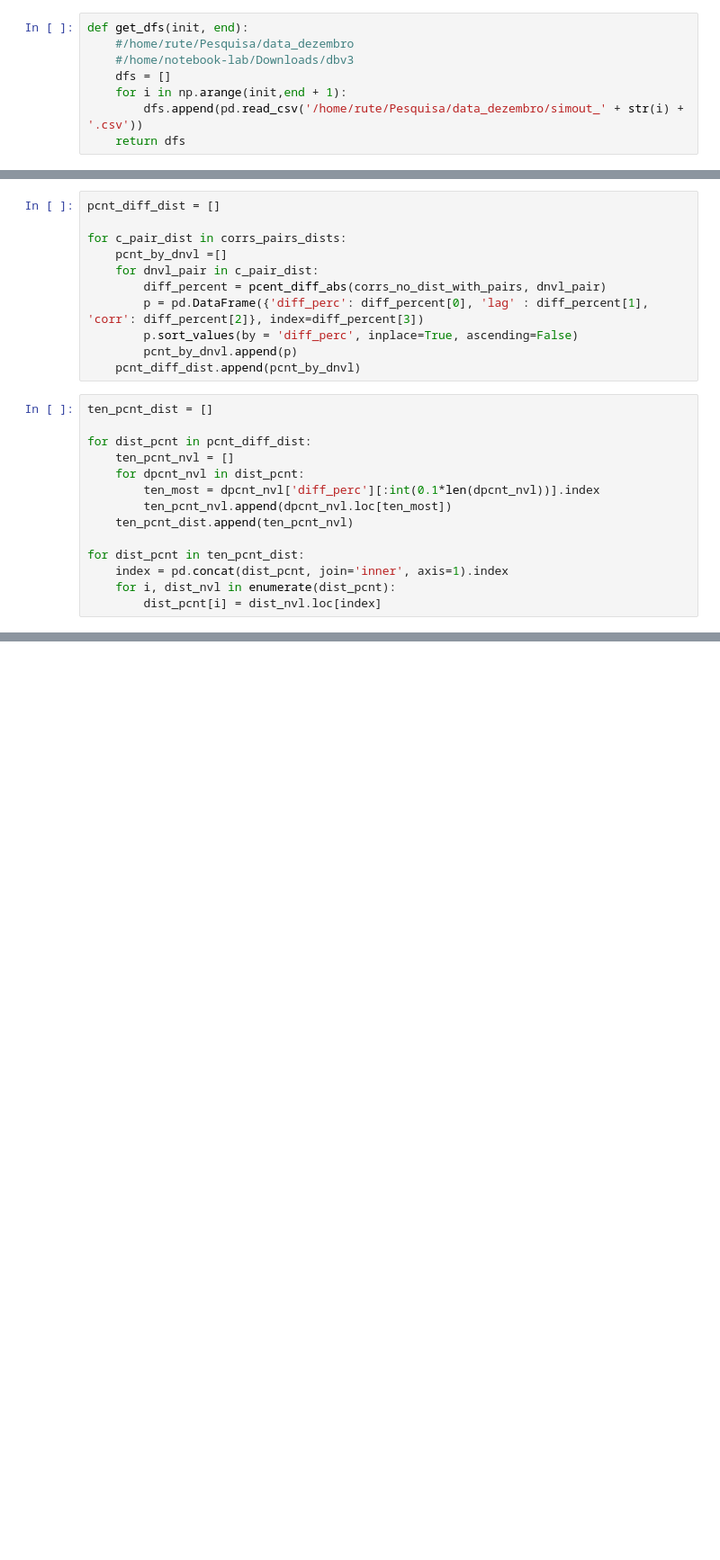
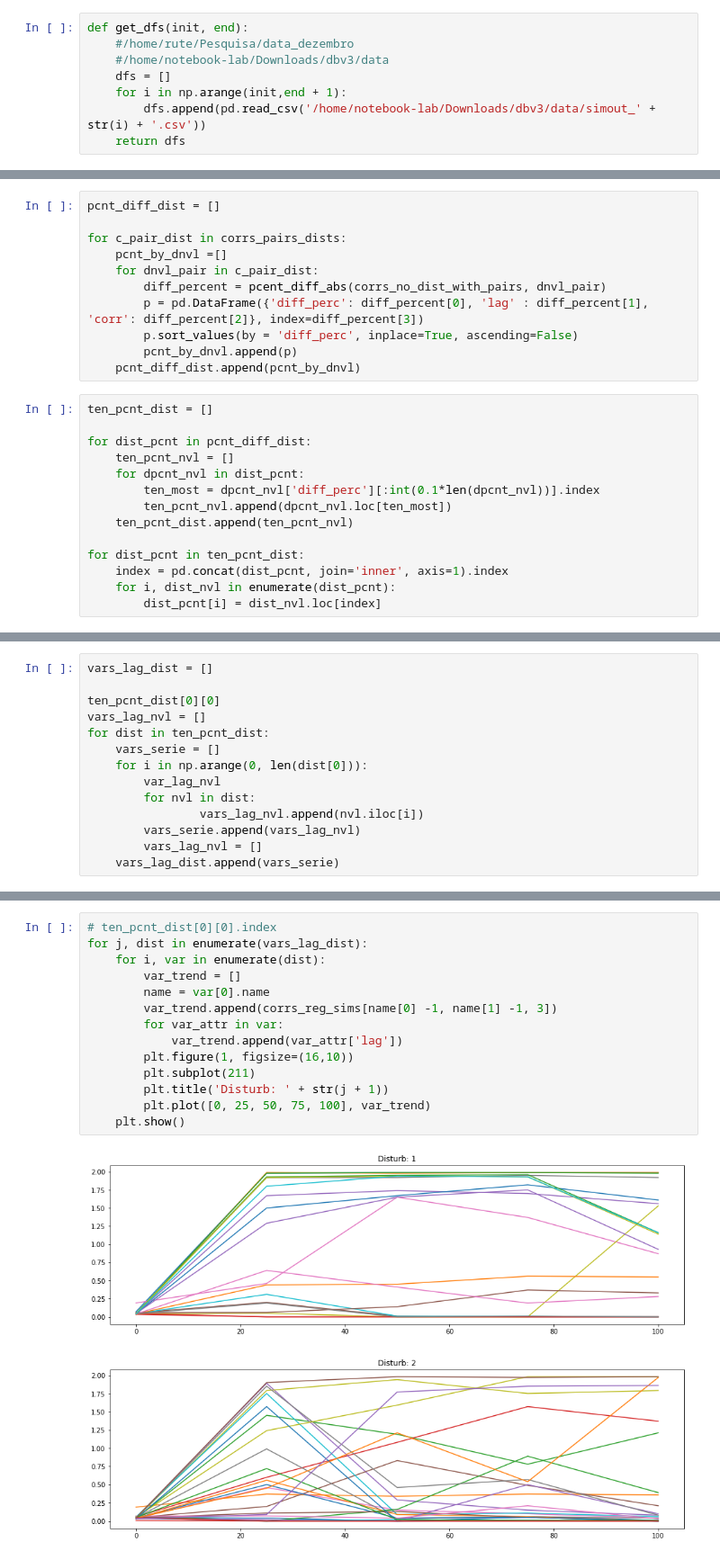
Before and after one commit to ruteee/pesquisa, a Jupyter notebook: correlações_org.ipynb, the cells around one changed output, grey strips where cells are left out. Shown at 90% size. Saved outputs shown, nothing was run; the diff lists cells and outputs as text; blank space fills up the shorter version.

```diff
--- a/correlações_org.ipynb
+++ b/correlações_org.ipynb
@@ -82,10 +84,10 @@ def normalize_dfs(dfs):
 # %%
 def get_dfs(init, end):
     #/home/rute/Pesquisa/data_dezembro
-    #/home/notebook-lab/Downloads/dbv3
+    #/home/notebook-lab/Downloads/dbv3/data
     dfs = []
     for i in np.arange(init,end + 1):
-        dfs.append(pd.read_csv('/home/rute/Pesquisa/data_dezembro/simout_' + str(i) + '.csv'))
+        dfs.append(pd.read_csv('/home/notebook-lab/Downloads/dbv3/data/simout_' + str(i) + '.csv'))
     return dfs
 # %%
 def mean_correlation(wlag, dfs = []):
@@ -169,0 +177,14 @@ for dist_pcnt in ten_pcnt_dist:
+# %%
+vars_lag_dist = []
+
+ten_pcnt_dist[0][0]
+vars_lag_nvl = []
+for dist in ten_pcnt_dist:
+    vars_serie = []
+    for i in np.arange(0, len(dist[0])):
+        var_lag_nvl
+        for nvl in dist:
+                vars_lag_nvl.append(nvl.iloc[i])
+        vars_serie.append(vars_lag_nvl)
+        vars_lag_nvl = []
+    vars_lag_dist.append(vars_serie)
@@ -169,0 +195,17 @@ for dist_pcnt in ten_pcnt_dist:
+# %%
+# ten_pcnt_dist[0][0].index
+for j, dist in enumerate(vars_lag_dist):
+    for i, var in enumerate(dist):
+        var_trend = []
+        name = var[0].name
+        var_trend.append(corrs_reg_sims[name[0] -1, name[1] -1, 3])
+        for var_attr in var:
+            var_trend.append(var_attr['lag'])
+        plt.figure(1, figsize=(16,10))
+        plt.subplot(211)
+        plt.title('Disturb: ' + str(j + 1))
+        plt.plot([0, 25, 50, 75, 100], var_trend)
+    plt.show()
+# %% [output]
+[figure, added]
+[figure, added]
```
Also changed, not shown: parts of 10 cells of this notebook.
